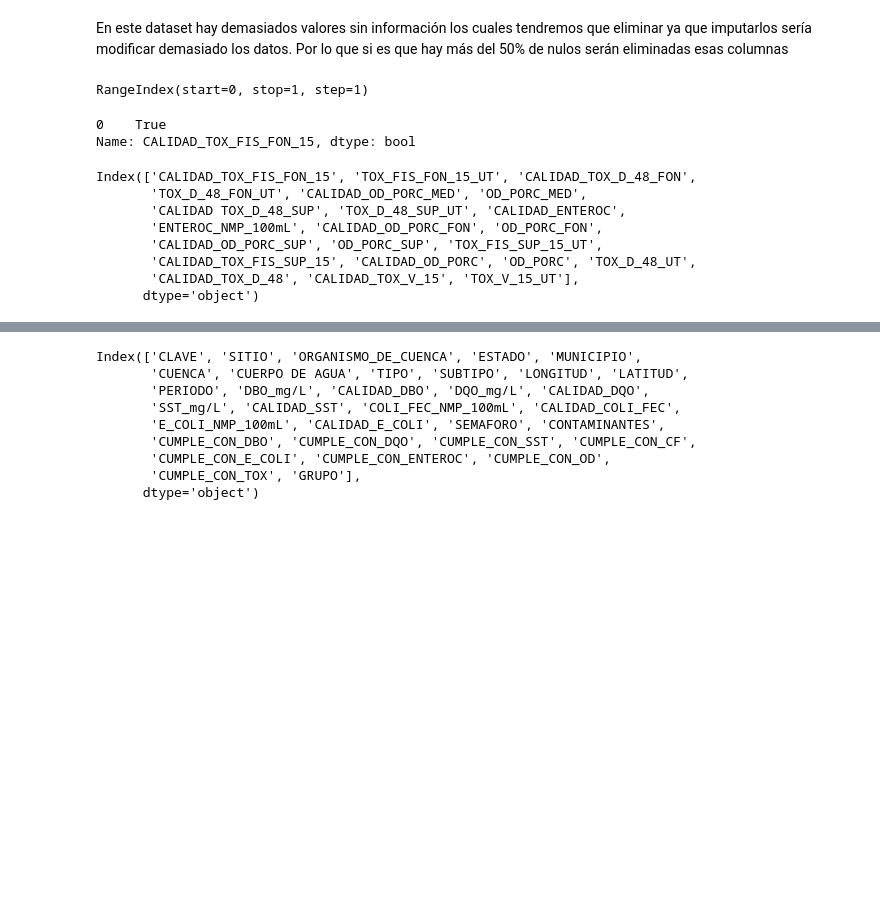
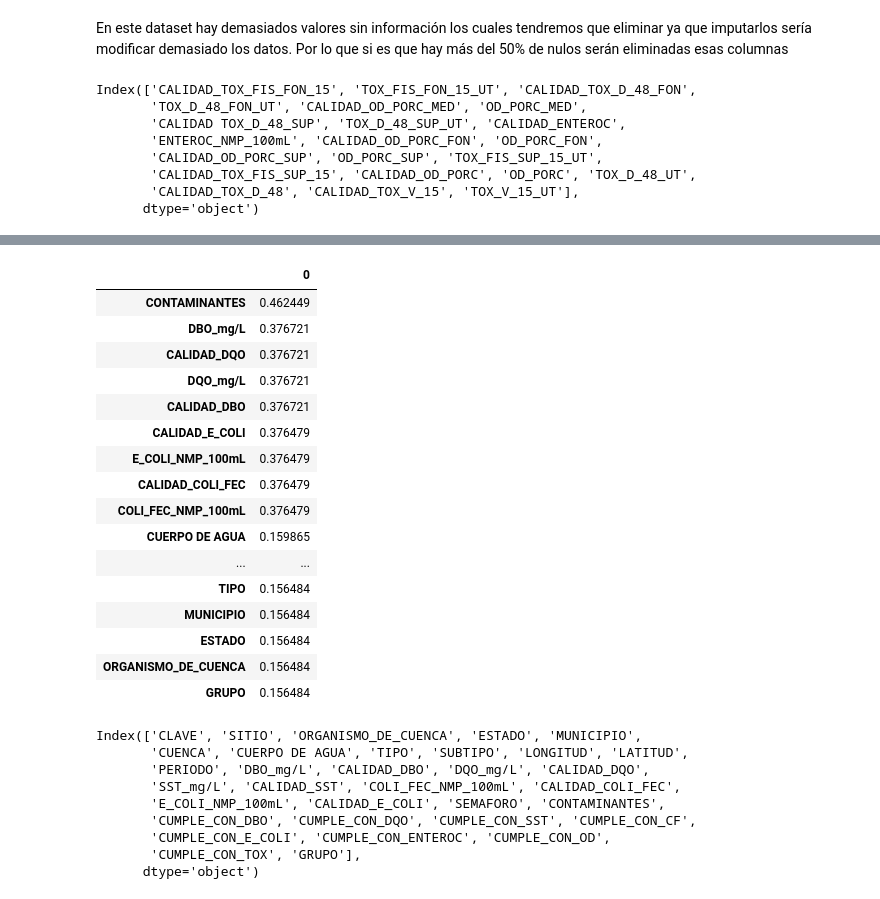
Before and after one commit to PosgradoMNA/actividades-del-projecto-los_k-means, a Jupyter notebook: Entrega1.ipynb, the cells around one changed output, grey strips where cells are left out. Saved outputs shown, nothing was run; the diff lists cells and outputs as text; code cells hidden in the pictures; blank space fills up the shorter version.

```diff
--- a/Entrega1.ipynb
+++ b/Entrega1.ipynb
@@ -604,16 +606,6 @@ En este dataset hay demasiados valores sin información los cuales tendremos que
 Por lo que si es que hay más del 50% de nulos serán eliminadas esas columnas
 # %%
 sin_info = columnas_faltantes.iloc[[columnas_faltantes.loc[x] > 0.5 for x in columnas_faltantes.index]].index
-# %%
-columnas_faltantes.columns
-# %% [output]
-RangeIndex(start=0, stop=1, step=1)
-# %%
-test = columnas_faltantes.index[0]
-columnas_faltantes.loc[test] > 0.5
-# %% [output]
-0    True
-Name: CALIDAD_TOX_FIS_FON_15, dtype: bool
 # %%
 col_eliminar = columnas_faltantes.iloc[[columnas_faltantes.loc[x] > 0.5 for x in columnas_faltantes.index]].index
 col_eliminar
@@ -636,6 +628,27 @@ df_superficiales.head()
 | 2 | DLBAJ101 | LOS CABOS SEG 22, 1 ISA10B | PENINSULA DE BAJA CALIFORNIA | BAJA CALIFORNIA SUR | LOS CABOS | SAN LUCAS | OCEANO PACIFICO | COSTERO | OCEANO-MAR | ... |
 | 3 | DLBAJ102 | LOS CABOS 3 | PENINSULA DE BAJA CALIFORNIA | BAJA CALIFORNIA SUR | LOS CABOS | SAN LUCAS | BAHIA SAN LUCAS | COSTERO | BAHIA | ... |
 | 4 | DLBAJ103 | LOS CABOS 1 | PENINSULA DE BAJA CALIFORNIA | BAJA CALIFORNIA SUR | LOS CABOS | SAN LUCAS | BAHIA SAN LUCAS | COSTERO | BAHIA | ... |
+# %%
+columnas_faltantes = pd.DataFrame(df_superficiales.isna().sum() /len(df_superficiales)).sort_values(by= 0, ascending= False)
+columnas_faltantes
+# %% [output]
+|  | 0 |
+| CONTAMINANTES | 0.462449 |
+| DBO_mg/L | 0.376721 |
+| CALIDAD_DQO | 0.376721 |
+| DQO_mg/L | 0.376721 |
+| CALIDAD_DBO | 0.376721 |
+| CALIDAD_E_COLI | 0.376479 |
+| E_COLI_NMP_100mL | 0.376479 |
+| CALIDAD_COLI_FEC | 0.376479 |
+| COLI_FEC_NMP_100mL | 0.376479 |
+| CUERPO DE AGUA | 0.159865 |
+| ... | ... |
+| TIPO | 0.156484 |
+| MUNICIPIO | 0.156484 |
+| ESTADO | 0.156484 |
+| ORGANISMO_DE_CUENCA | 0.156484 |
+| GRUPO | 0.156484 |
 # %%
 df_superficiales.columns
 # %% [output]
```
Also changed, not shown: parts of 24 cells of this notebook.
